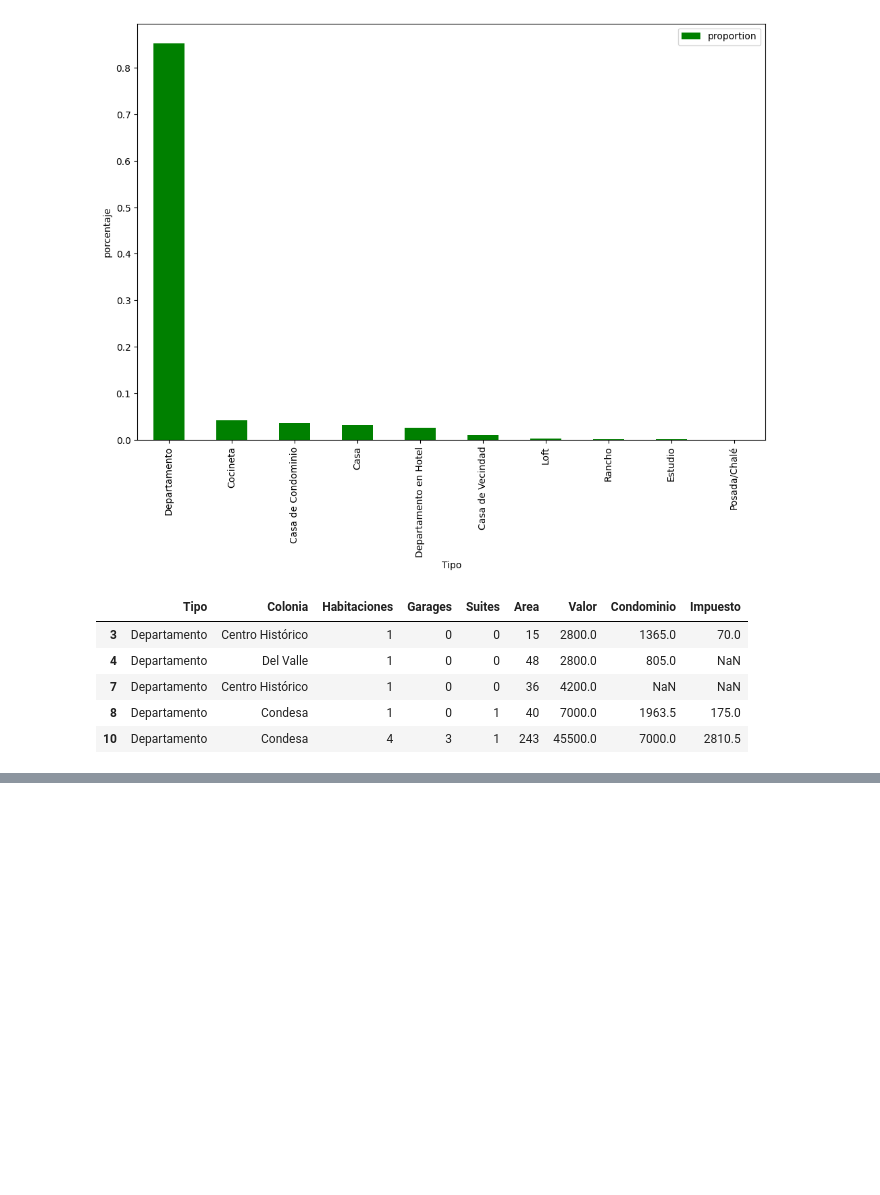
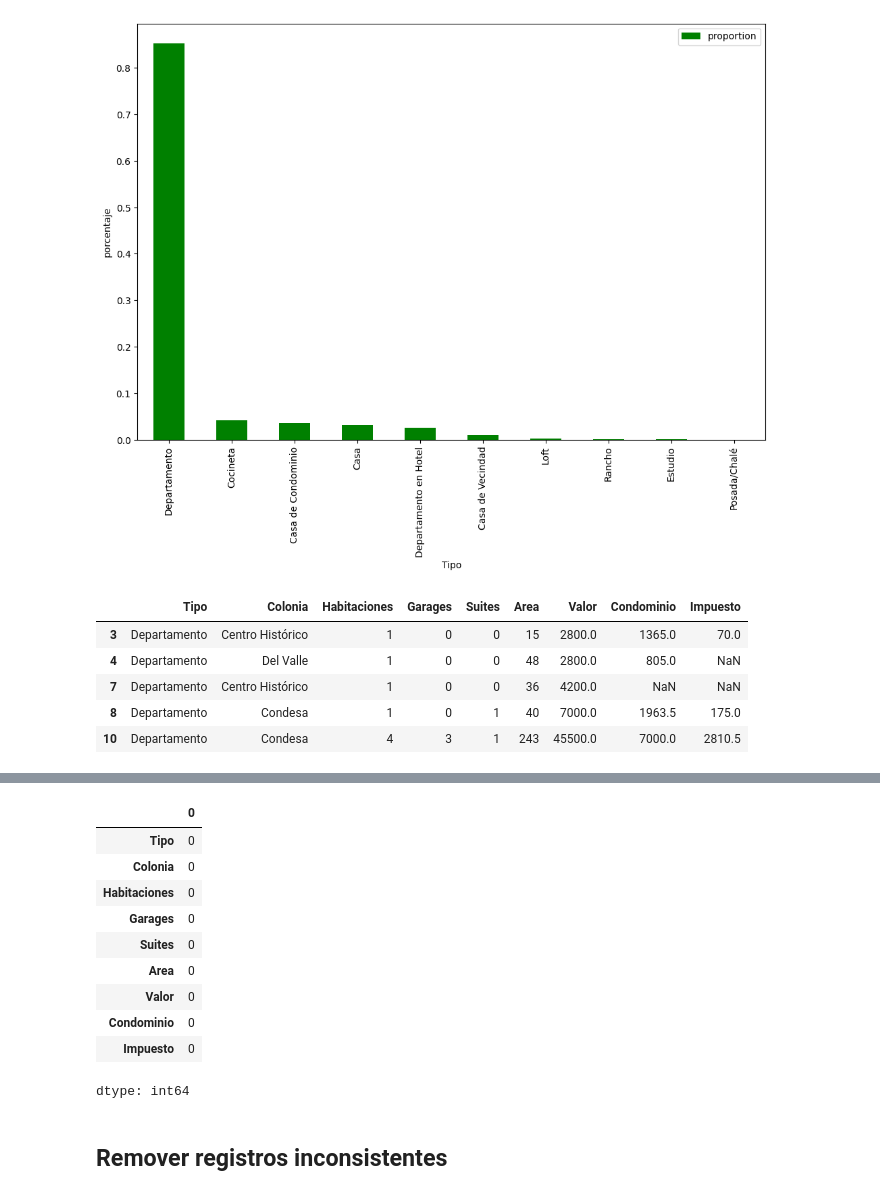
Before and after one commit to ValeriaVV30/AluraCursoGit, a Jupyter notebook: inmuebles_cdmx.ipynb, the cells around one changed output, grey strips where cells are left out. Saved outputs shown, nothing was run; the diff lists cells and outputs as text; code cells hidden in the pictures; blank space fills up the shorter version.

```diff
--- a/inmuebles_cdmx.ipynb
+++ b/inmuebles_cdmx.ipynb
@@ -256,0 +307,17 @@ df.head()
+# %%
+df = v=df.fillna(0)
+df.isnull().sum()
+# %% [output]
+|  | 0 |
+| Tipo | 0 |
+| Colonia | 0 |
+| Habitaciones | 0 |
+| Garages | 0 |
+| Suites | 0 |
+| Area | 0 |
+| Valor | 0 |
+| Condominio | 0 |
+| Impuesto | 0 |
+dtype: int64
+# %% [markdown]
+## Remover registros inconsistentes
```
Also changed, not shown: parts of 5 cells of this notebook.
